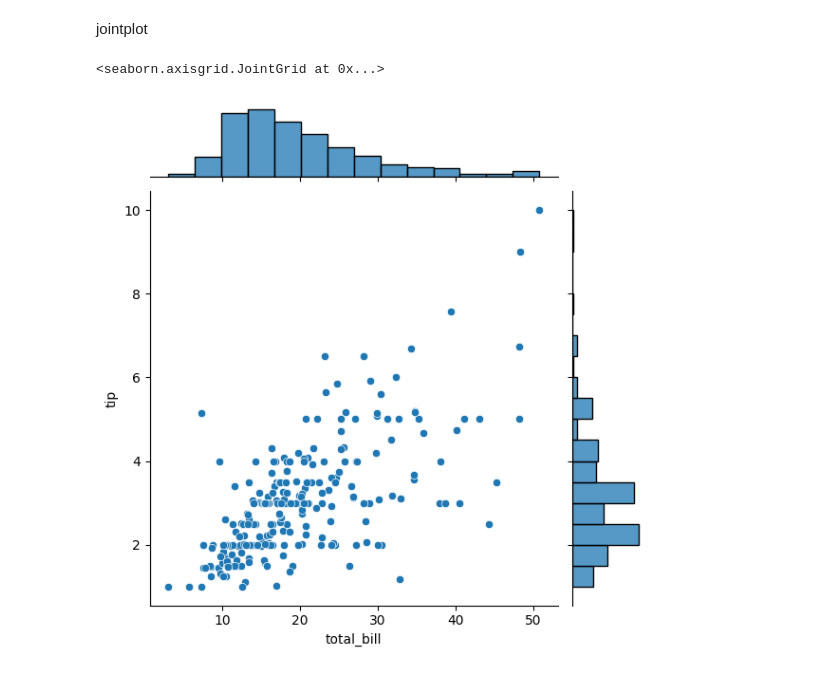
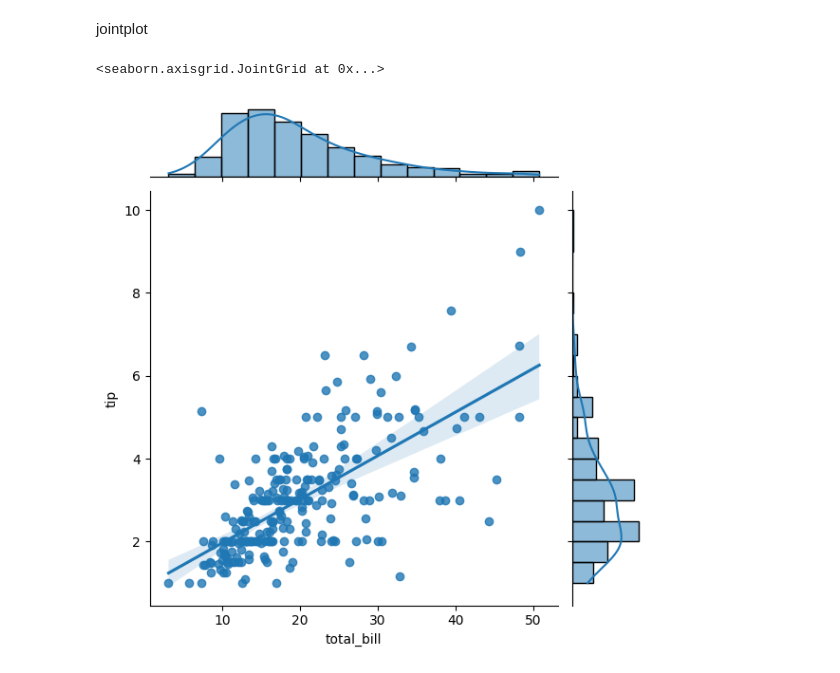
Before and after one commit to altafshaikh7/Data-Vizualization-Complete-course, a Jupyter notebook: Distrbutionplot/Distrbutionplot.ipynb, the cells around one changed output. Cells and saved outputs as stored; diff of their text form; code cells hidden in the pictures.

```diff
--- a/Distrbutionplot/Distrbutionplot.ipynb
+++ b/Distrbutionplot/Distrbutionplot.ipynb
@@ -38,7 +38,7 @@ sns.histplot(df['tip'],bins = 20,kde=True)
 # %% [markdown]
 jointplot
 # %%
-sns.jointplot(x = 'total_bill',y = 'tip',data = df, kind = 'scatter')
+sns.jointplot(x = 'total_bill',y = 'tip',data = df, kind = 'reg')
 # %% [output]
 <seaborn.axisgrid.JointGrid at 0x...>
-[figure, old version]
+[figure, new version]
```
Also changed, not shown: parts of 8 cells of this notebook.
